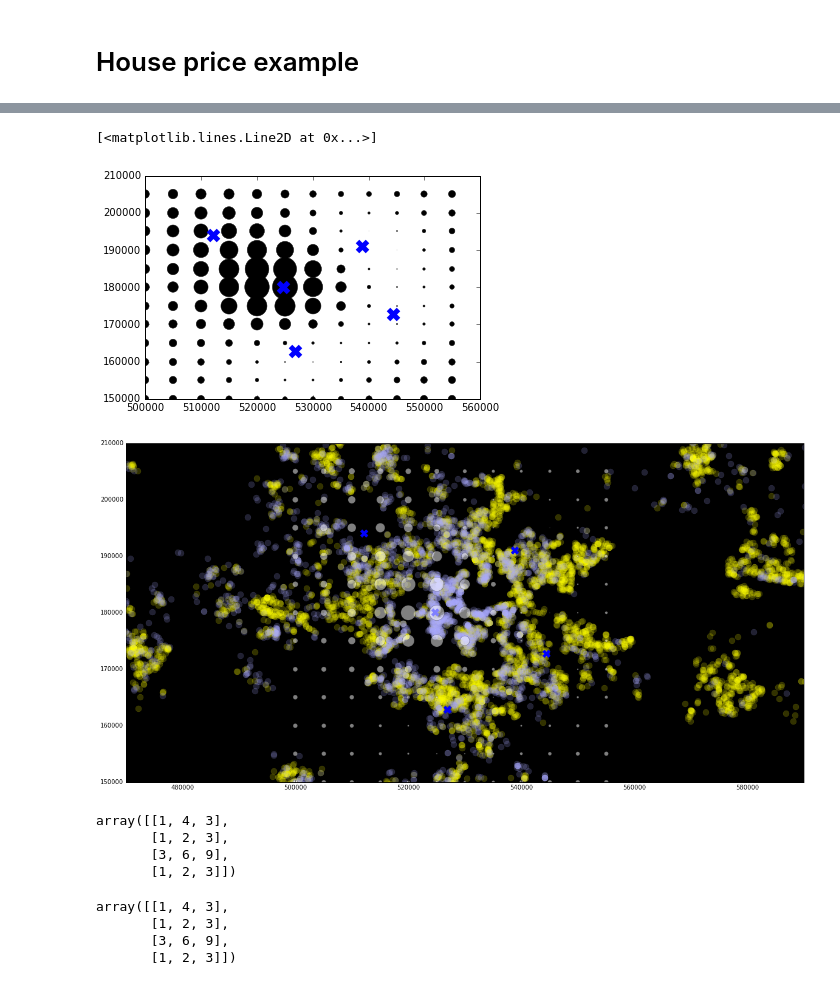
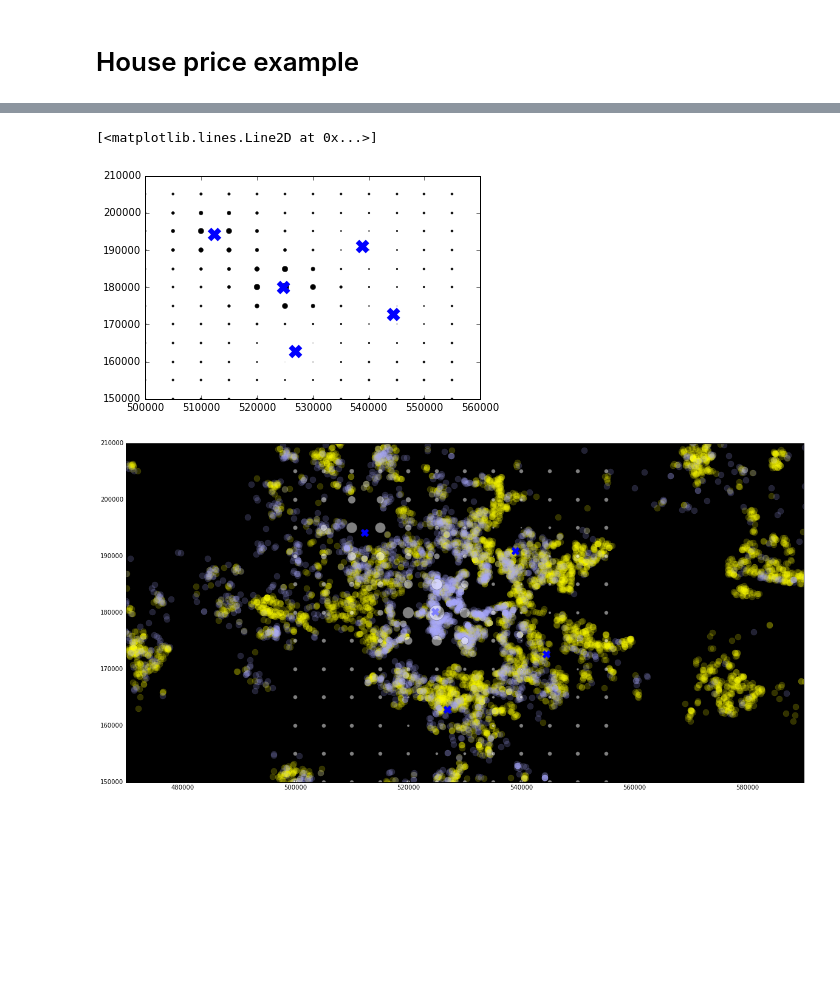
Before and after one commit to lionfish0/dp, a Jupyter notebook: dp4gp demonstration.ipynb, the cells around one changed output, grey strips where cells are left out. Cells and saved outputs as stored; diff of their text form; code cells hidden in the pictures; blank space fills up the shorter version.

```diff
--- a/dp4gp demonstration.ipynb
+++ b/dp4gp demonstration.ipynb
@@ -141,2 +109,0 @@ sigma = sigma / (np.mean(np.abs(K_pseudo),0)/np.mean(np.abs(K_pseudo)))
-# %%
-test_cov, pseudo_msense, pseudo_mu, K_pseudo = dp4gp.get_noise_scale(ys,test_inputs,training_inputs,pseudo_inputs,lengthscales,sigma)
@@ -155,3 +109,0 @@ plt.plot(K_pseudo[0,:].T);
-# %%
-for it in range(5):
-    print np.sum(K_pseudo[it,:].copy().clip(min=0))
@@ -172,11 +126,14 @@ pseudo_msense
 # %%
 for it in range(5):
     plt.figure()
-    preds = dp4gp.draw_sample(test_cov, test_inputs, pseudo_mu, pseudo_msense, sens=sens, delta=0.01, eps=100.0)
+    msense = pseudo_peroutput_msense
+    preds = dp4gp.draw_sample(test_cov, test_inputs, pseudo_mu, msense, sens=sens, delta=0.01, eps=100.0)
     #preds = np.exp(preds)
     preds = 25*(preds - np.min(preds))/(np.max(preds)-np.min(preds))
 
-    for x,y,p in zip(test_inputs[:,0],test_inputs[:,1],preds):
-        plt.plot(x,y,'ko',markersize=p)
+    for x,y,p,pms,nms in zip(test_inputs[:,0],test_inputs[:,1],preds,pseudo_peroutput_msense,normal_peroutput_msense):
+        #plt.plot(x,y,'ko',markersize=p)
+        plt.plot(x,y,'go',markersize=pms*20)
+        plt.plot(x,y,'bo',markersize=nms*20)
     plt.plot(sparse[:,0],sparse[:,1],'bx',markersize=10,alpha=1.0,markeredgewidth=5)
 # %% [output]
@@ -188,47 +145,34 @@ for it in range(5):
 # %%
-noiseless_preds = dp4gp.draw_sample(test_cov, test_inputs, pseudo_mu, pseudo_msense, sens=0, delta=0.01, eps=5.0)
+msense = normal_peroutput_msense
+noiseless_preds = dp4gp.draw_sample(test_cov, test_inputs, pseudo_mu, msense, sens=0, delta=0.01, eps=1.0)
 #noiseless_preds = np.exp(noiseless_preds)
 noiseless_preds = 25*(noiseless_preds - np.min(noiseless_preds))/(np.max(noiseless_preds)-np.min(noiseless_preds))
 for x,y,p in zip(test_inputs[:,0],test_inputs[:,1],noiseless_preds):
-    plt.plot(x,y,'ko',markersize=p)
+    plt.plot(x,y,'ko',markersize=p*0.3)
 plt.plot(sparse[:,0],sparse[:,1],'bx',markersize=10,alpha=1.0,markeredgewidth=5)
 # %% [output]
 [<matplotlib.lines.Line2D at 0x...>]
-[figure, old version]
+[figure, new version]
 # %%
 plt.figure(figsize=(20,10))
 
 ranges = np.array([0,100,200,500,1000,10000]) * 1000
 cols = ['red','orange','yellow','#aaaaff','white']
 for rlow,rhigh,col in zip(ranges[0:-1],ranges[1:],cols):
     df = complete[(complete['price']>rlow) & (complete['price']<rhigh)]
     plt.plot(df['easting'], df['northing'],'.',alpha=0.2,markersize=20,color=col)
 plt.axis('equal')
 ax = plt.gca()
 ax.set_axis_bgcolor('black')
 
 plt.plot(sparse[:,0],sparse[:,1],'bx',markersize=10,alpha=1.0,markeredgewidth=5)
 plt.xlim([london_east-size,london_east+size])
 plt.ylim([london_north-size,london_north+size])
 
-for x,y,p in zip(test_inputs[:,0],test_inputs[:,1],noiseless_preds):
+msense = normal_peroutput_msense
+for x,y,p,n in zip(test_inputs[:,0],test_inputs[:,1],preds,msense):
+#for x,y,p in zip(test_inputs[:,0],test_inputs[:,1],noiseless_preds):
     plt.plot(x,y,'wo',markersize=p,alpha=0.5)
+   # plt.plot(x,y,'wo',markersize=n*50.0,alpha=0.5)
 # %% [output]
-[figure, old version]
+[figure, new version]
-# %%
-A = np.array([[1,2,1],[1,1,1],[3,3,3],[1,1,1]])
-d = np.array([1,2,3])
-D = np.diag(d)
-np.dot(A,D)
-# %% [output]
-array([[1, 4, 3],
-       [1, 2, 3],
-       [3, 6, 9],
-       [1, 2, 3]])
-# %%
-A*d
-# %% [output]
-array([[1, 4, 3],
-       [1, 2, 3],
-       [3, 6, 9],
-       [1, 2, 3]])
```
Also changed, not shown: parts of 22 cells of this notebook, 2 other files.
